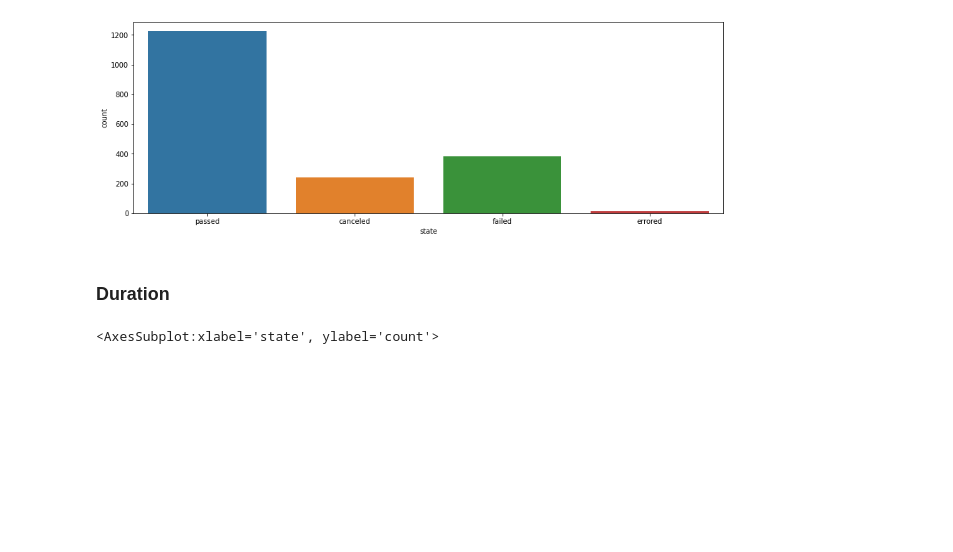
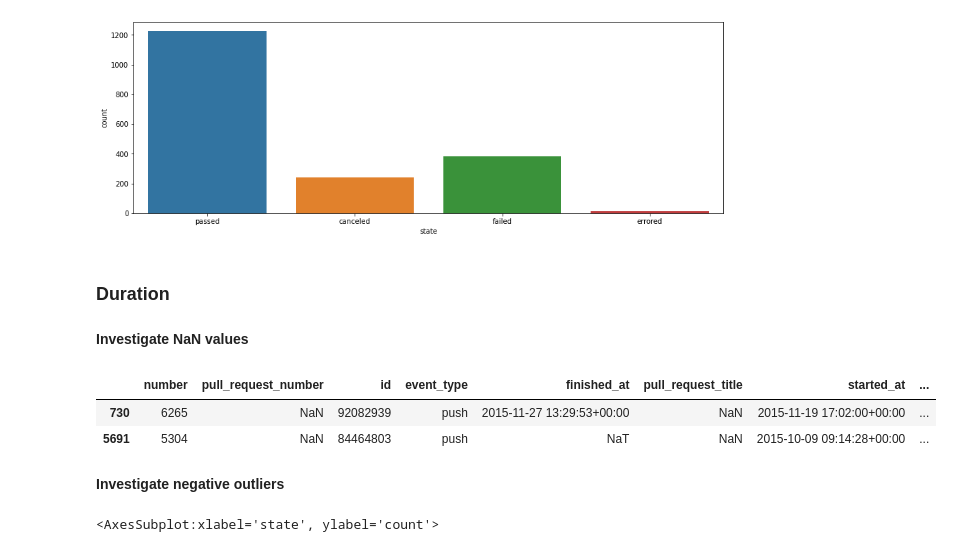
Before and after one commit to IncioMan/Continuous-Integration-metrics-for-post-release-bugs-prediction, a Jupyter notebook: notebooks/analysis/Builds_dataset_analysis.ipynb, the cells around one changed output. Drawn from its saved outputs; the diff is of its cells as text; code cells hidden in the pictures; blank space fills up the shorter version.

Commit message:
nan duration

```diff
--- a/notebooks/analysis/Builds_dataset_analysis.ipynb
+++ b/notebooks/analysis/Builds_dataset_analysis.ipynb
@@ -247,6 +247,16 @@ sns.countplot(builds[builds.pull_request_number.isin(pr_build_tail)].state)
 [figure]
 # %% [markdown]
 ### Duration
+# %% [markdown]
+**Investigate NaN values**
+# %%
+builds[builds.duration.isna()]
+# %% [output]
+|  | number | pull_request_number | id | event_type | finished_at | pull_request_title | started_at | ... |
+| 730 | 6265 | NaN | 92082939 | push | 2015-11-27 13:29:53+00:00 | NaN | 2015-11-19 17:02:00+00:00 | ... |
+| 5691 | 5304 | NaN | 84464803 | push | NaT | NaN | 2015-10-09 09:14:28+00:00 | ... |
+# %% [markdown]
+**Investigate negative outliers**
 # %%
 sns.countplot(builds[builds.duration < 0].state)
 # %% [output]
```
